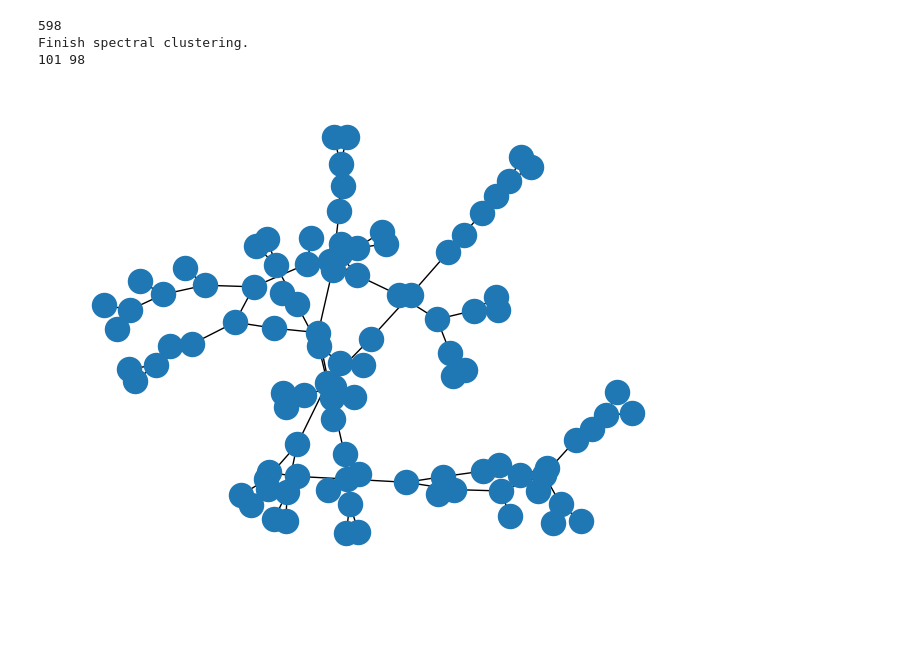
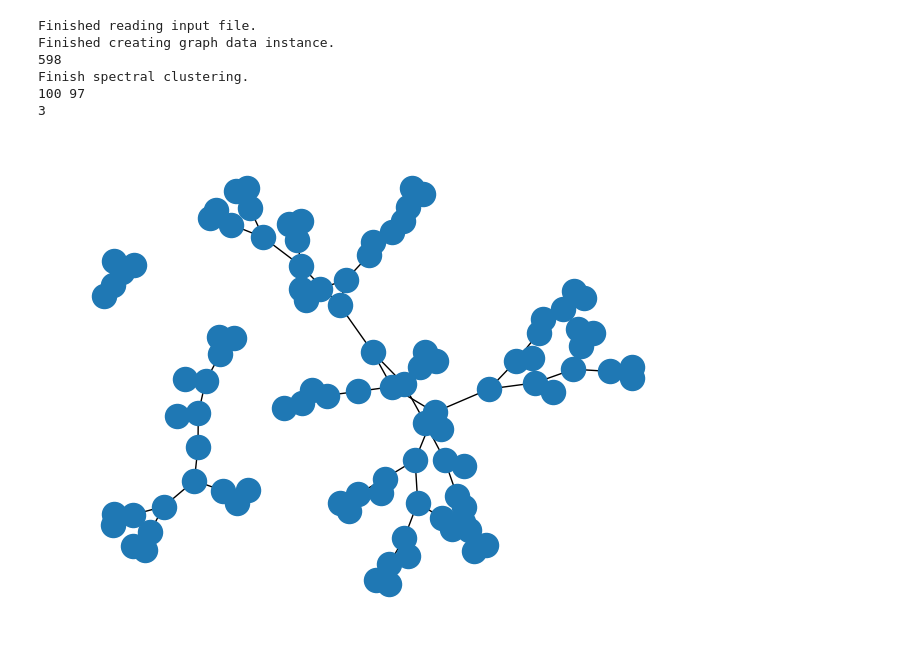
Before and after one commit to tamtran22/graph_batching, a Jupyter notebook: preprocessing/test.ipynb, the cells around one changed output. Saved outputs shown, nothing was run; the diff lists cells and outputs as text; code cells hidden in the pictures; blank space fills up the shorter version.

```diff
--- a/preprocessing/test.ipynb
+++ b/preprocessing/test.ipynb
@@ -1,35 +1,38 @@
 # %%
 import numpy as np
 from data import GraphData
 from batching import *
 from file_reader import read_file_input, read_file_output
 
 
 if __name__ == '__main__':
     # Read Output_Amount_St_whole.dat.
-    # var = read_file_input(file_name='./data_test/Output_10081_Amount_St_whole.dat')
-    # print('Finished reading input file.')
-    # # Create graph data instance.
-    # data = GraphData(var['x'], var['edge_index'], var['edge_attr'])
-    # print('Finished creating graph data instance.')
-    # # Spectral clustering
-    # batchs = metis_batching(
-    #     data=data,
-    #     relative_batch_size=100,
-    #     recursive=False
-    # )
+    var = read_file_input(file_name='./data_test/Output_10081_Amount_St_whole.dat')
+    print('Finished reading input file.')
+    # Create graph data instance.
+    data = GraphData(var['x'], var['edge_index'], var['edge_attr'])
+    print('Finished creating graph data instance.')
+    # Spectral clustering
+    batchs = metis_batching(
+        data=data,
+        relative_batch_size=100,
+        recursive=False
+    )
     print(len(batchs))
     print('Finish spectral clustering.')
     # for _data in batchs:
     # for j in range(len(batchs)):
-    for j in range(100,101):
+    for j in range(102,103):
         _data = batchs[j]
         print(_data.n_node, _data.n_edge)
         _data.render()
         print(_data.number_connected_components)
         break
 # %% [output]
+Finished reading input file.
+Finished creating graph data instance.
 598
 Finish spectral clustering.
-101 98
+100 97
+3
-[figure, old version]
+[figure, new version]
```
Also changed, not shown: 6 other files.
